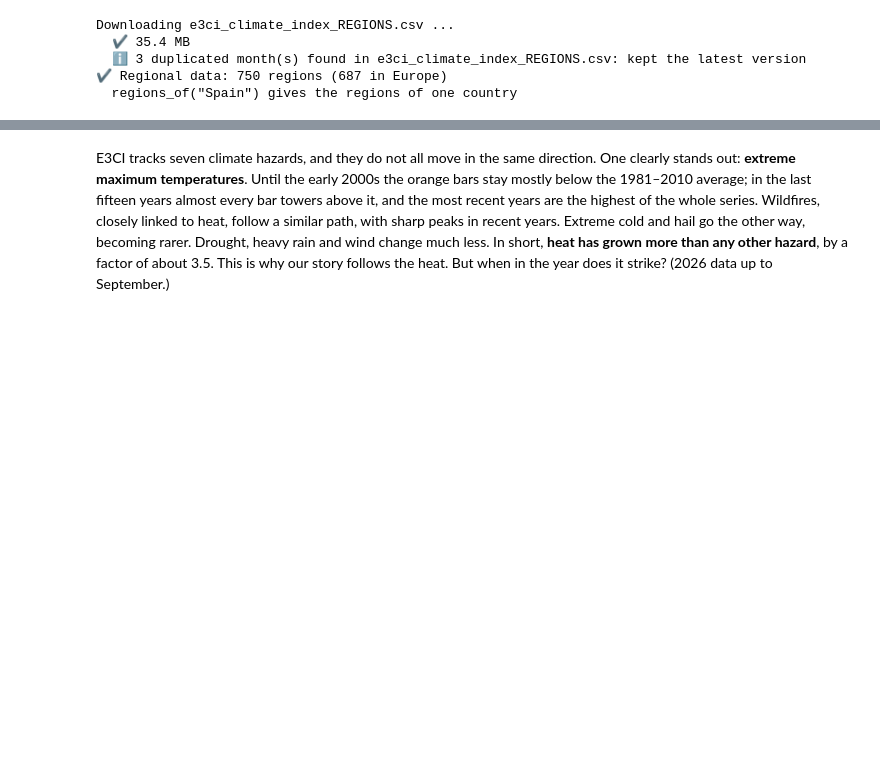
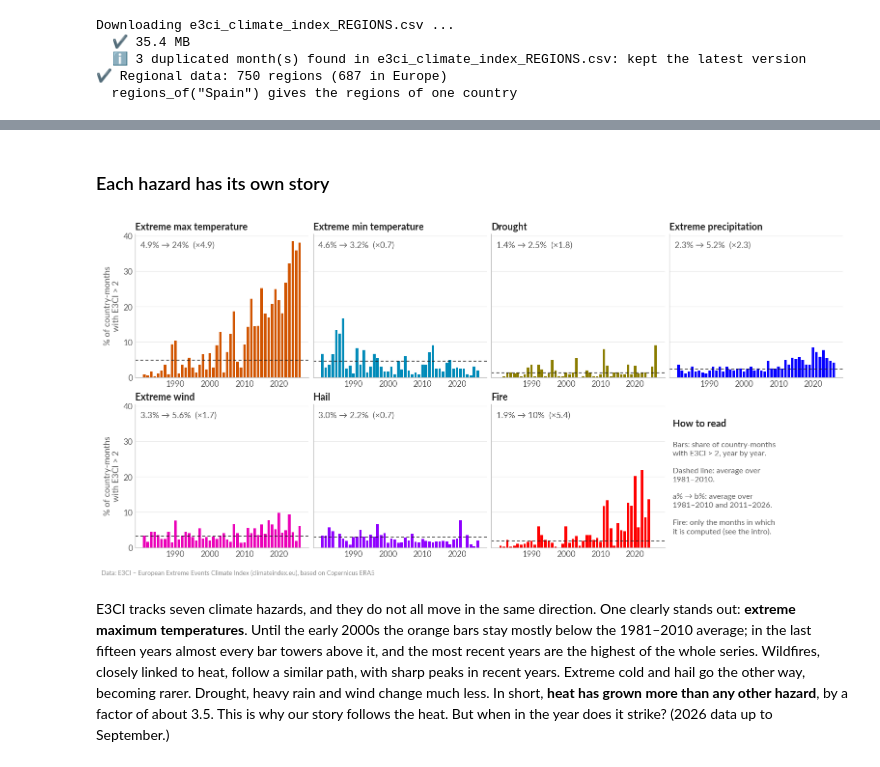
Before and after one commit to cnzbn/climate-gazette, a Jupyter notebook: Workshop_DEMO1.ipynb, the cells around one changed output, grey strips where cells are left out. Cells and saved outputs as stored; diff of their text form; code cells hidden in the pictures; blank space fills up the shorter version.

```diff
--- a/Workshop_DEMO1.ipynb
+++ b/Workshop_DEMO1.ipynb
@@ -616,3 +552,66 @@ plot_hazard_trends(THRESHOLD, choose_areas(AREAS), title=TITLE)
+# %% [markdown]
+### Each hazard has its own story
+# %%
+# @title ✏️ 1.1 · Settings of this chart
+# @markdown **THRESHOLD**: a month is extreme when E3CI is above this value (1, 2 or 3).
+THRESHOLD = 2  # @param {type:"slider", min:1, max:3, step:1}
+# @markdown **AREAS**: all the countries in Europe, or one country.
+AREAS = "Countries in Europe"  # @param ["Countries in Europe", "Albania", "Andorra", "Austria", "Belarus", "Belgium", "Bosnia and Herzegovina", "Bulgaria", "Croatia", "Cyprus", "Czechia", "Denmark", "Estonia", "Faroes", "Finland", "France", "Germany", "Greece", "Guernsey", "Hungary", "Iceland", "Ireland", "Isle of Man", "Italy", "Jersey", "Latvia", "Lithuania", "Luxembourg", "Malta", "Moldova", "Montenegro", "Netherlands", "North Macedonia", "Norway", "Poland", "Portugal", "Romania", "Serbia", "Slovakia", "Slovenia", "Spain", "Sweden", "Switzerland", "Turkey", "Ukraine", "United Kingdom"]
+## @markdown **TITLE**: your title, or leave it empty for the automatic title.
+#TITLE = "Extreme heat is outspacing all other hazards in Europe"  # @param {type:"string"}
+
+# ⚙️ ─────────── How the chart is made: no need to read below ───────────
+def plot_hazard_trends(threshold=1, areas=EUROPE, title=None, subtitle=None):
+    years = np.arange(FIRST_YEAR, LAST_YEAR + 1)
+    fig, axes = plt.subplots(2, 4, figsize=(14, 6.4), sharex=True, sharey=True, layout="constrained")
+    axes = axes.ravel()
+
+    for i, component in enumerate(COMPONENT_ORDER):
+        ax = axes[i]
+        values = table(component, areas)
+        n_extreme = (values > threshold).sum(axis=1).groupby(values.index.year).sum()
+        n_valid = values.notna().sum(axis=1).groupby(values.index.year).sum()
+        share = (100 * n_extreme / n_valid.where(n_valid > 0)).reindex(years)   # % of country-months
+
+        baseline = share[(years >= BASELINE[0]) & (years <= BASELINE[1])].mean()
+        recent = share[(years >= RECENT[0]) & (years <= RECENT[1])].mean()
+
+        ax.bar(years, share, width=0.75, color=COMPONENTS[component]["color"], edgecolor="none")
+        ax.axhline(baseline, color=INK, linewidth=1, linestyle=(0, (4, 3)))
+        ax.set_title(f"{COMPONENTS[component]['label']}", fontsize=13)
+        ax.text(0.03, 0.95, format_change(baseline, recent),
+                transform=ax.transAxes, fontsize=11.5, color=INK_2, va="top")
+        ax.grid(axis="y")
+        ax.set_axisbelow(True)
+        ax.tick_params(length=0, labelsize=11)
+        ax.set_xticks([1990, 2000, 2010, 2020])
+
+    # The 8th panel explains how to read the others
+    note = axes[-1]
+    note.axis("off")
+    note.text(0.02, 0.9, "How to read", fontsize=13, fontweight="bold", color=INK, transform=note.transAxes, va="top")
+    note.text(0.02, 0.74,
+              f"Bars: share of country-months\nwith E3CI > {threshold}, year by year.\n\n"
+              f"Dashed line: average over\n{BASELINE[0]}–{BASELINE[1]}.\n\n"
+              f"a% → b%: average over\n{BASELINE[0]}–{BASELINE[1]} and {RECENT[0]}–{RECENT[1]}.\n\n"
+              "Fire: only the months in which\nit is computed (see the intro).",
+              fontsize=10.5, color=INK_2, transform=note.transAxes, va="top", linespacing=1.35)
+    for ax in axes[:4]:
+        ax.tick_params(labelbottom=True)
+    for ax in [axes[0], axes[4]]:
+        ax.set_ylabel(f"% of country-months\nwith E3CI > {threshold}", fontsize=11.5)
+
+    # add_titles(fig, title or "Each hazard has its own story",
+    #            subtitle or f"How often was each component extreme (E3CI > {threshold})? "
+    #                        f"{areas[0] if len(areas) == 1 else str(len(areas)) + ' countries'}, {FIRST_YEAR}–{LAST_YEAR}")
+    add_source(fig)
+    save_figure(fig, "02_hazard_trends", f"threshold{threshold}")
+    plt.show()
+
+
+plot_hazard_trends(THRESHOLD, choose_areas(AREAS))
+# %% [output]
+[figure, added]
 # %% [markdown]
 E3CI tracks seven climate hazards, and they do not all move in the same direction. One clearly stands out: **extreme maximum temperatures**. Until the early 2000s the orange bars stay mostly below the 1981–2010 average; in the last fifteen years almost every bar towers above it, and the most recent years are the highest of the whole series. Wildfires, closely linked to heat, follow a similar path, with sharp peaks in recent years. Extreme cold and hail go the other way, becoming rarer. Drought, heavy rain and wind change much less. In short, **heat has grown more than any other hazard**, by a factor of about 3.5. This is why our story follows the heat. But when in the year does it strike? (2026 data up to September.)
 # %% [markdown]
```
Also changed, not shown: parts of 17 cells of this notebook, 19 other files.
